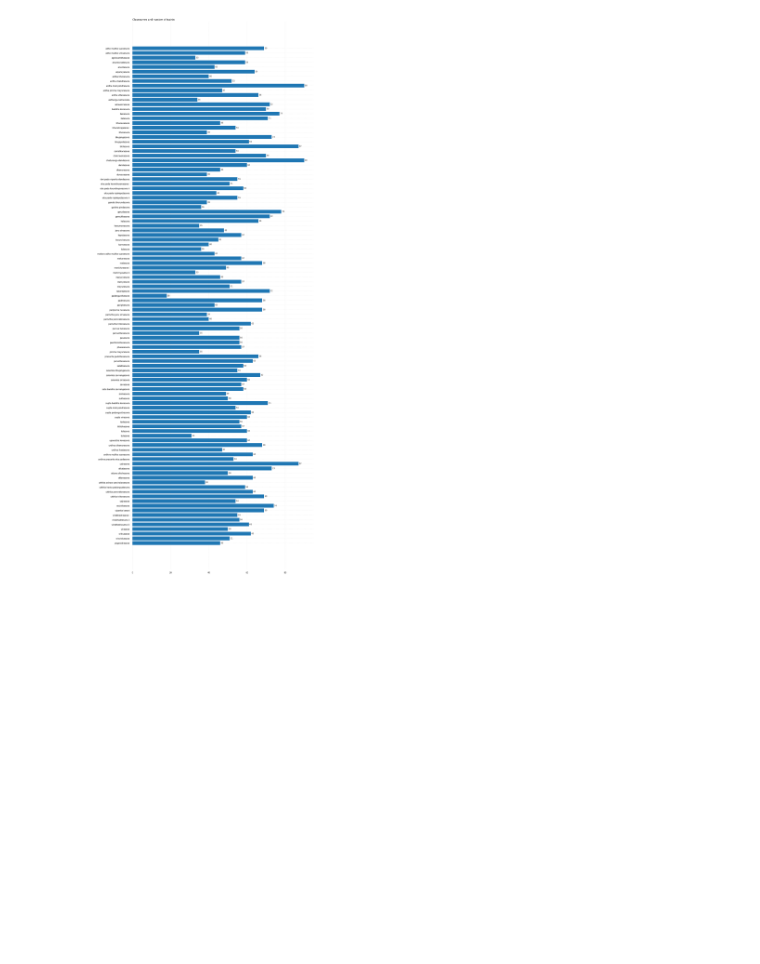
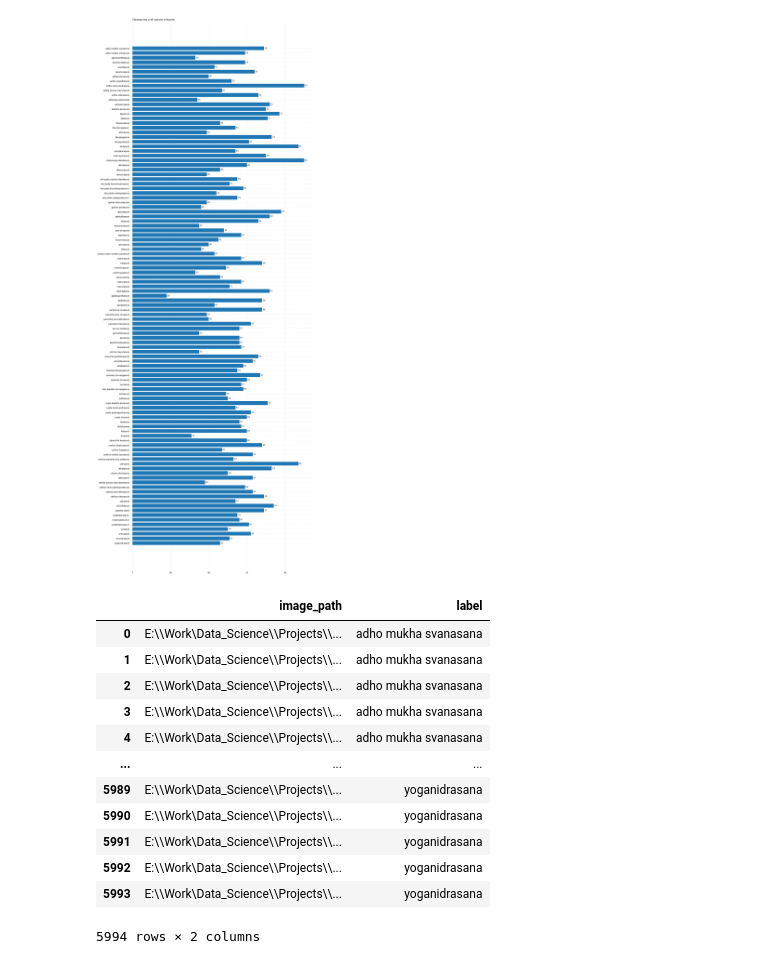
Before and after one commit to Ritaprava95/Yoga_Pose_Image_Classification_FastAI_V2, a Jupyter notebook: DataPreparation.ipynb, the cells around one changed output. Saved outputs shown, nothing was run; the diff lists cells and outputs as text; code cells hidden in the pictures; blank space fills up the shorter version.

Commit message:
creating training and test data

```diff
--- a/DataPreparation.ipynb
+++ b/DataPreparation.ipynb
@@ -97,3 +97,30 @@ ax.set_title('Classnames and number of trainin',
 # %% [output]
 Text(0.0, 1.0, 'Classnames and number of trainin')
 [figure]
+# %%
+base_path = r"E:\\Work\Data_Science\\Projects\\Image_Classification_FastAI_V2\\dataset"
+data = pd.DataFrame(columns=['image_path', 'label'])
+image_paths = []
+labels = []
+for c in os.listdir("..\dataset"):
+    for i in os.listdir("..\\dataset\\"+c):
+        image_paths.append(base_path+"\\"+c+"\\"+i)
+        labels.append(c)
+data['image_path'] = image_paths
+data['label'] = labels
+# %%
+data
+# %% [output]
+|  | image_path | label |
+| 0 | E:\\Work\Data_Science\\Projects\\... | adho mukha svanasana |
+| 1 | E:\\Work\Data_Science\\Projects\\... | adho mukha svanasana |
+| 2 | E:\\Work\Data_Science\\Projects\\... | adho mukha svanasana |
+| 3 | E:\\Work\Data_Science\\Projects\\... | adho mukha svanasana |
+| 4 | E:\\Work\Data_Science\\Projects\\... | adho mukha svanasana |
+| ... | ... | ... |
+| 5989 | E:\\Work\Data_Science\\Projects\\... | yoganidrasana |
+| 5990 | E:\\Work\Data_Science\\Projects\\... | yoganidrasana |
+| 5991 | E:\\Work\Data_Science\\Projects\\... | yoganidrasana |
+| 5992 | E:\\Work\Data_Science\\Projects\\... | yoganidrasana |
+| 5993 | E:\\Work\Data_Science\\Projects\\... | yoganidrasana |
+5994 rows × 2 columns
```
Also changed, not shown: parts of 6 cells of this notebook.
